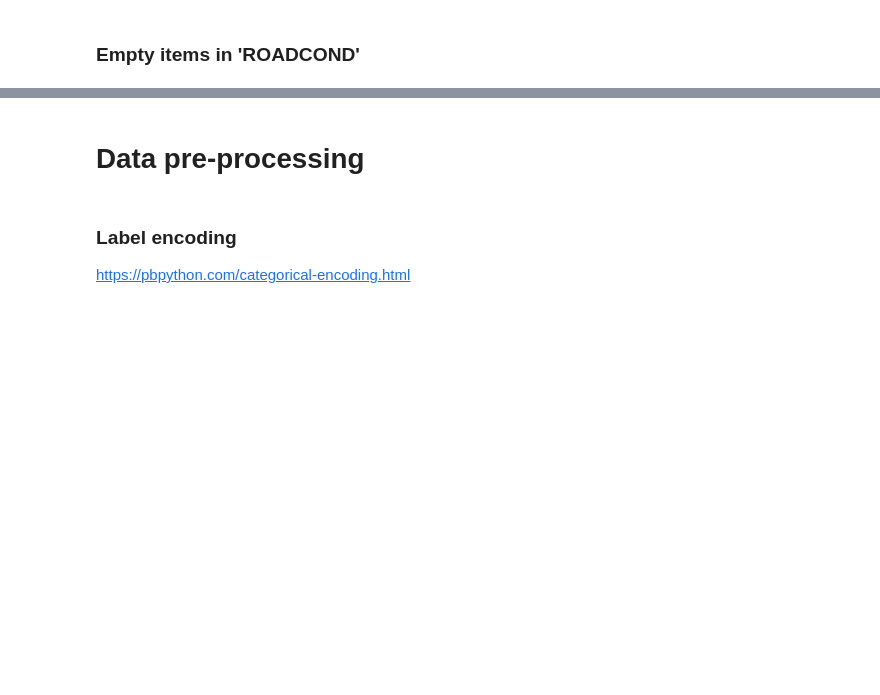
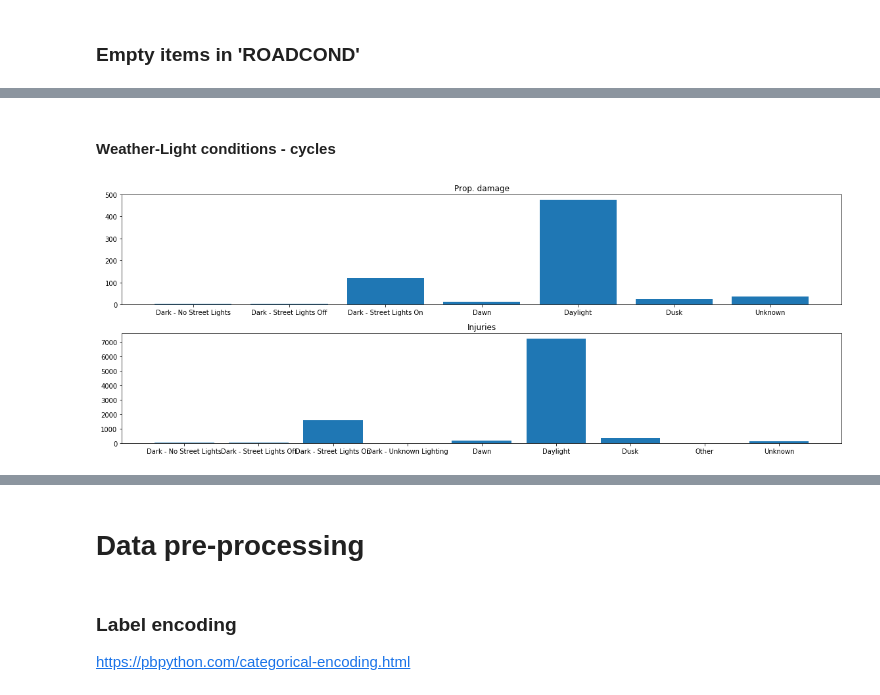
Before and after one commit to granchester-england/IBM_DataScience_Capstone, a Jupyter notebook: DataScienceCapstoneProject.ipynb, the cells around one changed output, grey strips where cells are left out. Drawn from its saved outputs; the diff is of its cells as text; code cells hidden in the pictures; blank space fills up the shorter version.

```diff
--- a/DataScienceCapstoneProject.ipynb
+++ b/DataScienceCapstoneProject.ipynb
@@ -44,0 +127,14 @@ df_raw[df_raw['ROADCOND'].isna()==True].shape
+# %% [markdown]
+#### Weather-Light conditions - cycles
+# %%
+# Split into severity
+y7=df_cyc1.groupby(by=['LIGHTCOND']).sum()['SEVERITYCODE']
+y8=df_cyc2.groupby(by=['LIGHTCOND']).sum()['SEVERITYCODE']
+fig, (ax1,ax2) = plt.subplots(2,1,figsize=(16,6))
+ax1.bar(y7.index, y7)
+ax1.title.set_text('Prop. damage')
+ax2.bar(y8.index, y8)
+ax2.title.set_text('Injuries')
+plt.tight_layout()
+# %% [output]
+[figure, added]
```
Also changed, not shown: parts of 43 cells of this notebook.
